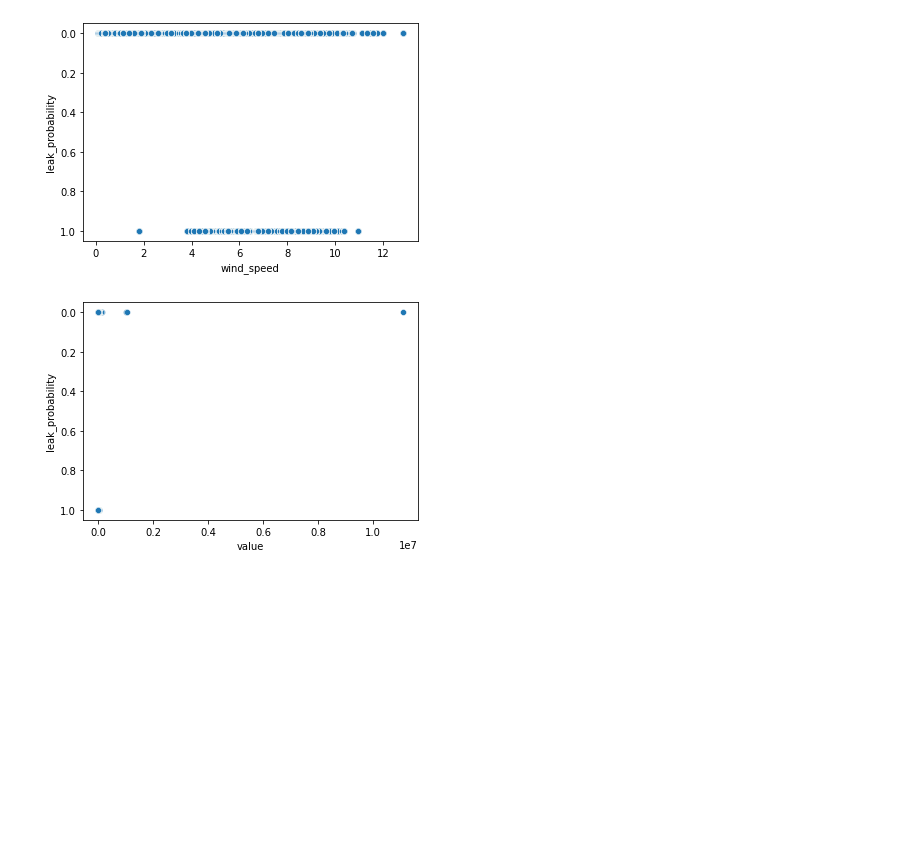
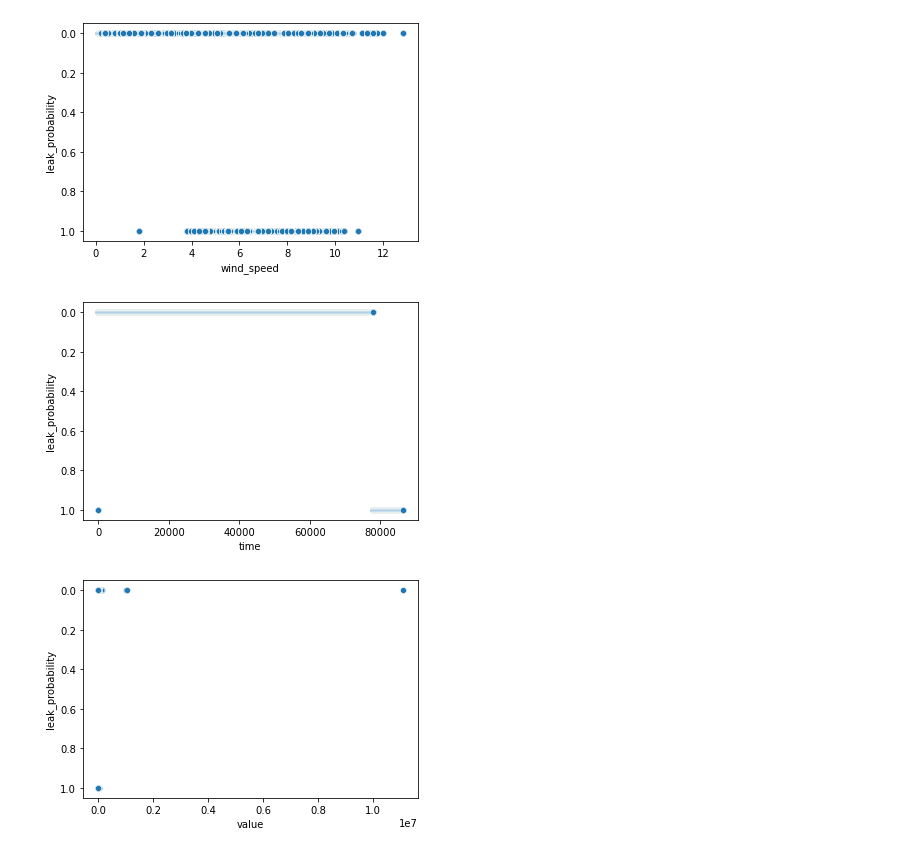
Before and after one commit to rohanchugh14/HackUTD-X-Golden-Hour, a Jupyter notebook: main.ipynb, the cells around one changed output. Saved outputs shown, nothing was run; the diff lists cells and outputs as text; code cells hidden in the pictures; blank space fills up the shorter version.

Commit message:
visualizations

```diff
--- a/main.ipynb
+++ b/main.ipynb
@@ -205,6 +205,9 @@ print(detection_input.head())
 2  31.740852  827.06209     320.568991   1.784585
 3  31.740852  827.06209     320.568991   1.784585
 4  31.740852  827.06209     320.568991   1.784585
+# %%
+# change times to reset every day
+detection_input['time'] = detection_input['time'] % (24 * 60 * 60)
 # %%
 # visualize the data
 sns.countplot(detection_input['leak_probability'])
@@ -245,6 +248,12 @@ plt.show()
 [figure]
 [figure]
 [figure]
+# %%
+# visualize the correlation between the time and leak probability
+sns.scatterplot(x='time', y='leak_probability', data=detection_input)
+plt.show()
+# %% [output]
+[figure, added]
 # %%
 # visualize the coorelation between the values and leak probability
 sns.scatterplot(x='value', y='leak_probability', data=detection_input)
```
Also changed, not shown: parts of 3 cells of this notebook.
